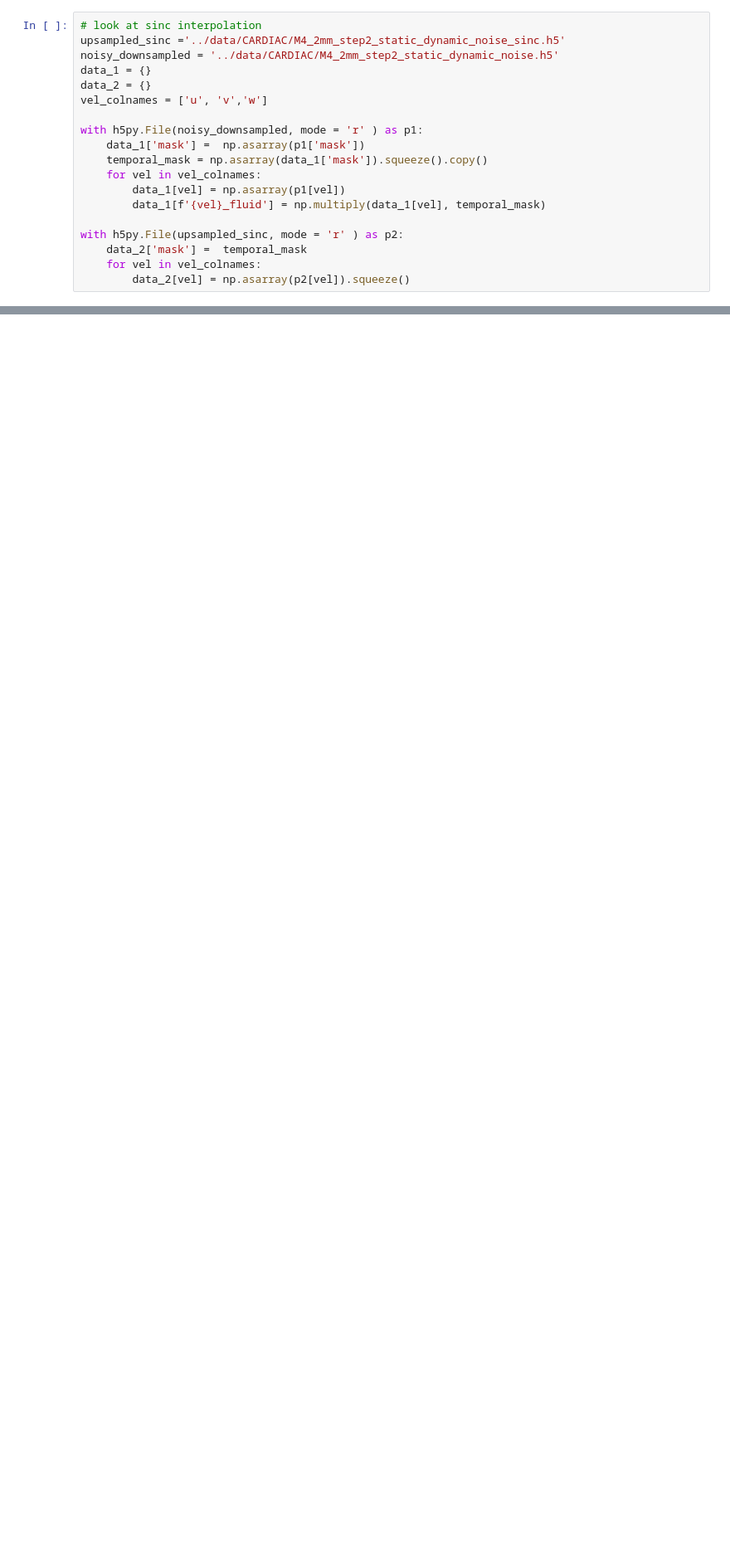
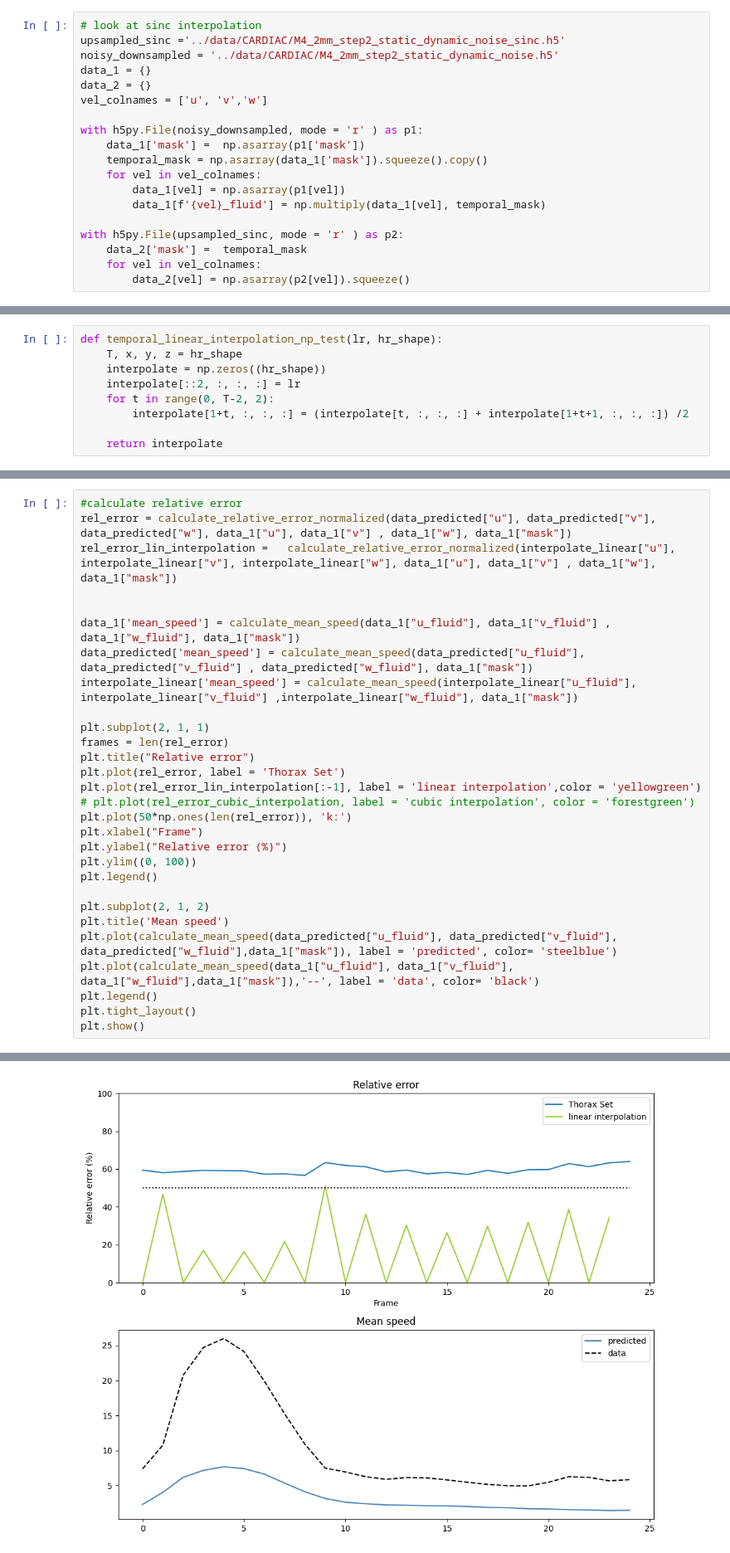
Before and after one commit to PiaaCaa/4DFlowNet, a Jupyter notebook: src/test_file.ipynb, the cells around one changed output, grey strips where cells are left out. Shown at 83% size. Saved outputs shown, nothing was run; the diff lists cells and outputs as text; blank space fills up the shorter version.

```diff
--- a/src/test_file.ipynb
+++ b/src/test_file.ipynb
@@ -97,0 +112,9 @@ with h5py.File(in_vivo, mode = 'r' ) as p1:
+# %%
+def temporal_linear_interpolation_np_test(lr, hr_shape):
+    T, x, y, z = hr_shape
+    interpolate = np.zeros((hr_shape))
+    interpolate[::2, :, :, :] = lr
+    for t in range(0, T-2, 2):
+        interpolate[1+t, :, :, :] = (interpolate[t, :, :, :] + interpolate[1+t+1, :, :, :]) /2
+
+    return interpolate
@@ -123,0 +245,30 @@ interactive(children=(IntSlider(value=5, description='frame', max=29), IntSlider
+# %%
+#calculate relative error
+rel_error = calculate_relative_error_normalized(data_predicted["u"], data_predicted["v"], data_predicted["w"], data_1["u"], data_1["v"] , data_1["w"], data_1["mask"])
+rel_error_lin_interpolation =   calculate_relative_error_normalized(interpolate_linear["u"], interpolate_linear["v"], interpolate_linear["w"], data_1["u"], data_1["v"] , data_1["w"], data_1["mask"])
+
+
+data_1['mean_speed'] = calculate_mean_speed(data_1["u_fluid"], data_1["v_fluid"] , data_1["w_fluid"], data_1["mask"])
+data_predicted['mean_speed'] = calculate_mean_speed(data_predicted["u_fluid"], data_predicted["v_fluid"] , data_predicted["w_fluid"], data_1["mask"])
+interpolate_linear['mean_speed'] = calculate_mean_speed(interpolate_linear["u_fluid"], interpolate_linear["v_fluid"] ,interpolate_linear["w_fluid"], data_1["mask"])
+
+plt.subplot(2, 1, 1)
+frames = len(rel_error)
+plt.title("Relative error")
+plt.plot(rel_error, label = 'Thorax Set')
+plt.plot(rel_error_lin_interpolation[:-1], label = 'linear interpolation',color = 'yellowgreen')
+# plt.plot(rel_error_cubic_interpolation, label = 'cubic interpolation', color = 'forestgreen')
+plt.plot(50*np.ones(len(rel_error)), 'k:')
+plt.xlabel("Frame")
+plt.ylabel("Relative error (%)")
+plt.ylim((0, 100))
+plt.legend()
+
+plt.subplot(2, 1, 2)
+plt.title('Mean speed')
+plt.plot(calculate_mean_speed(data_predicted["u_fluid"], data_predicted["v_fluid"], data_predicted["w_fluid"],data_1["mask"]), label = 'predicted', color= 'steelblue')
+plt.plot(calculate_mean_speed(data_1["u_fluid"], data_1["v_fluid"], data_1["w_fluid"],data_1["mask"]),'--', label = 'data', color= 'black')
+plt.legend()
+plt.tight_layout()
+plt.show()
+# %% [output]
@@ -123,0 +279 @@ interactive(children=(IntSlider(value=5, description='frame', max=29), IntSlider
+[figure, added]
```
Also changed, not shown: parts of 13 cells of this notebook, 3 other files.
